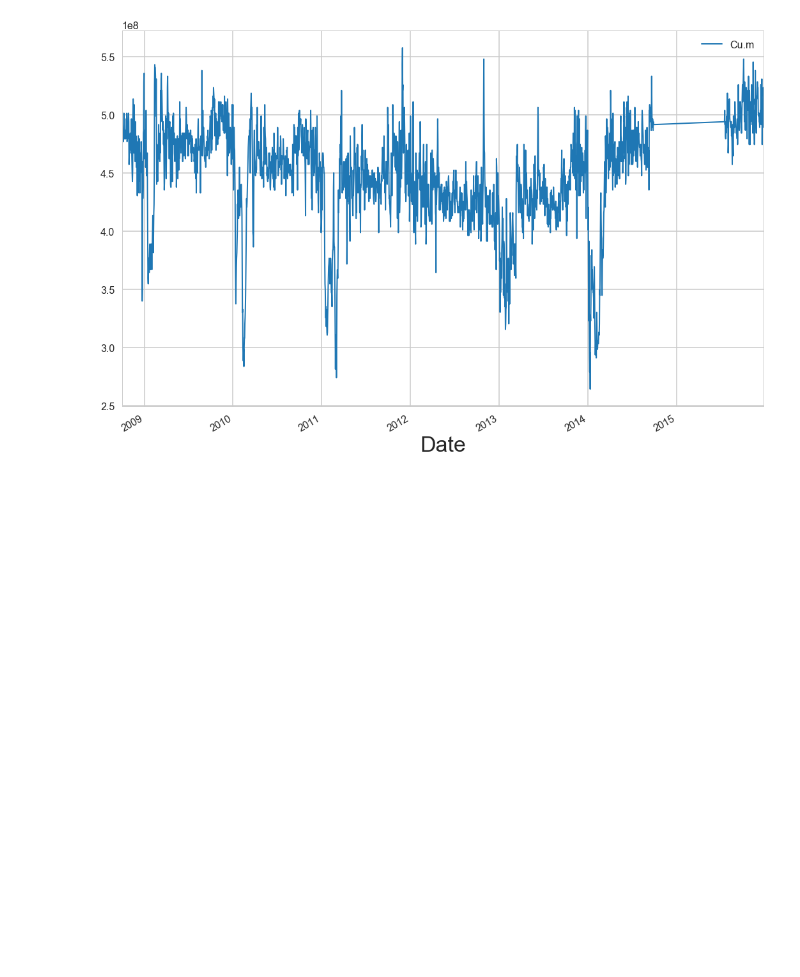
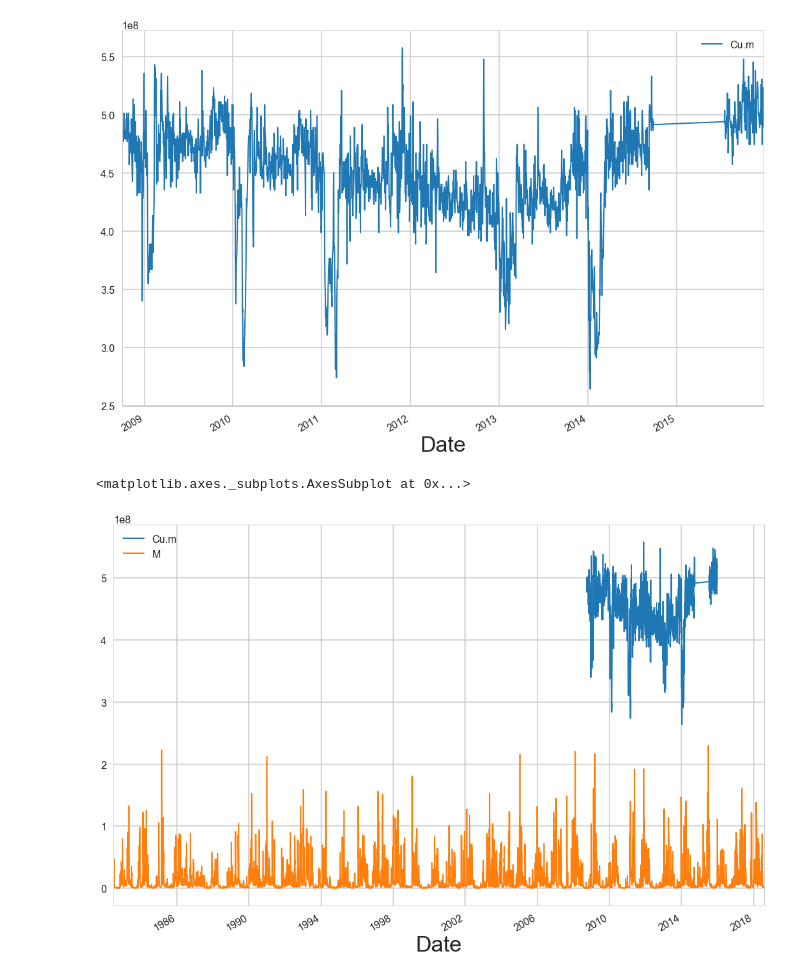
Before and after one commit to pycckuu/Great-Lakes-Data, a Jupyter notebook: post_proc_scripts/weather_input_mylake/River inputs.ipynb, the cells around one changed output. Saved outputs shown, nothing was run; the diff lists cells and outputs as text; code cells hidden in the pictures; blank space fills up the shorter version.

```diff
--- a/post_proc_scripts/weather_input_mylake/River inputs.ipynb
+++ b/post_proc_scripts/weather_input_mylake/River inputs.ipynb
@@ -21,2 +21,3 @@ str(datetime.now())
 # %%
 df = pd.read_csv('../../measurements/Excel Files/task 3/Western Basin/detroitriver_single_point.csv', encoding="ISO-8859-1")
+mdf = pd.read_csv('../../measurements/Excel Files/task 3/Western Basin/maumee_single.csv', encoding="ISO-8859-1", skiprows=35)
@@ -31,6 +41,7 @@ df.head()
 | 4 | 2008-10-05 | 195000.0 |
 # %%
 df = df[pd.to_numeric(df['Discharge, cu feet per s'].notnull(), errors='coerce')]
+mdf = mdf[pd.to_numeric(mdf[' 109477_00060_00003'].notnull(), errors='coerce')]
 # %%
 # df=df.astype(float,  errors='ignore')
 # df=df[pd.to_numeric(df['Year'].notnull(), errors='coerce')]
@@ -39,3 +51,4 @@ df['Date'] = df.apply(lambda x:datetime.strptime("{0} 00:00:00".format(x['Date']
 # %%
 df['Cu.m'] = df['Discharge, cu feet per s']*0.0283168*60*60*24
+mdf['Cu.m'] = mdf[' 109477_00060_00003']*0.0283168*60*60*24
 # %%
@@ -52,6 +80,13 @@ df.plot(y='Cu.m', x='Date')
 # %% [output]
 <matplotlib.axes._subplots.AxesSubplot at 0x...>
 [figure]
+# %%
+ax = plt.subplot()
+df.plot(y='Cu.m', x='Date', ax=ax)
+mdf.plot(x='Date', y='Cu.m', ax=ax, label='M')
+# %% [output]
+<matplotlib.axes._subplots.AxesSubplot at 0x...>
+[figure, added]
 # %%
 df.set_index('Date', inplace=True)
 x2= pd.date_range('1983-04-01','2015-12-31',freq='D')
```
Also changed, not shown: parts of 21 cells of this notebook, 14 other files.
